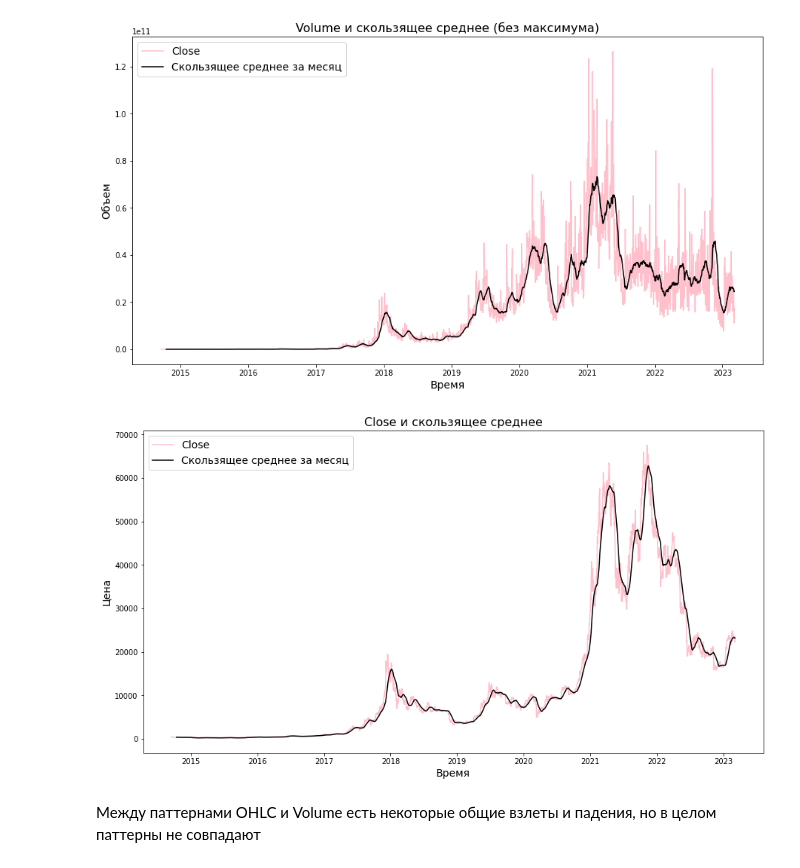
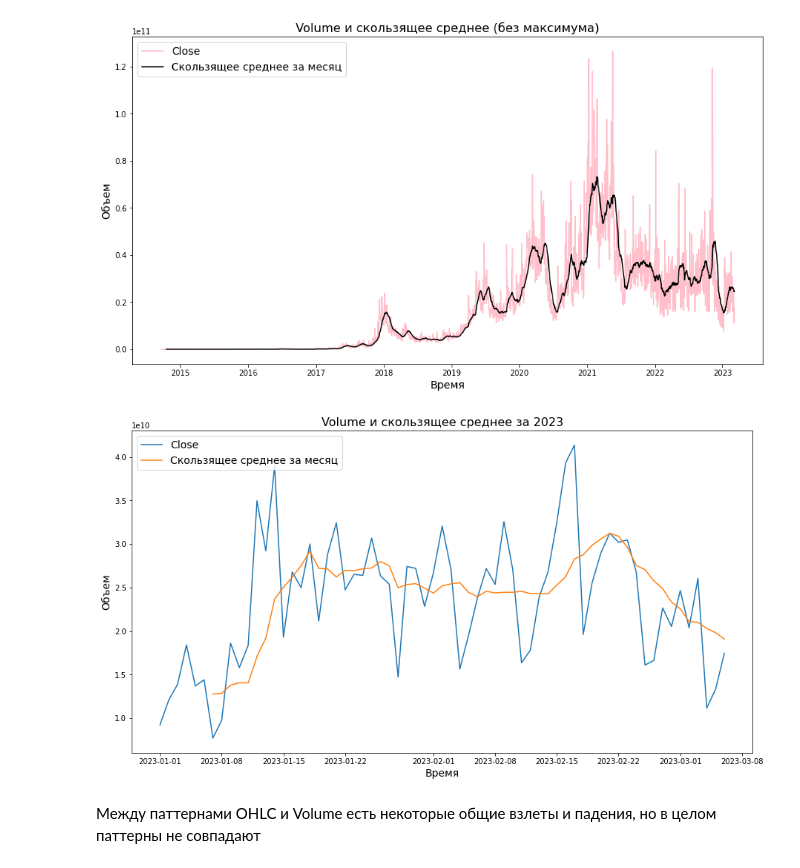
Before and after one commit to BitUpTeam/BitUp, a Jupyter notebook: TimeSeries_BTC.ipynb, the cells around one changed output. Drawn from its saved outputs; the diff is of its cells as text; code cells hidden in the pictures.

```diff
--- a/TimeSeries_BTC.ipynb
+++ b/TimeSeries_BTC.ipynb
@@ -244,28 +337,20 @@ plt.show()
 # %% [output]
 [figure]
 # %%
-# теперь воспользуемся библиотекой matplotlib для построения сразу двух графиков
-
-# зададим размер графика
 plt.figure(figsize = (15,8))
 
-# поочередно зададим кривые (перевозки и скользящее среднее) с подписями и цветом
-plt.plot(df['Close'], label = 'Close', color='pink')
-plt.plot(df['Close'].rolling(window = 30).mean(), label = 'Скользящее среднее за месяц', color='black')
+plt.plot(df['2023-01-01':]['Volume'], label = 'Close')
+plt.plot(df['2023-01-01':]['Volume'].rolling(window = 7).mean(), label = 'Скользящее среднее за месяц')
 
-
-# добавим легенду, ее положение на графике и размер шрифта
 plt.legend(title = '', loc = 'upper left', fontsize = 14)
 
-# добавим подписи к осям и заголовки
 plt.xlabel('Время', fontsize = 14)
-plt.ylabel('Цена', fontsize = 14)
-plt.title('Close и скользящее среднее', fontsize = 16)
+plt.ylabel('Объем', fontsize = 14)
+plt.title('Volume и скользящее среднее за 2023', fontsize = 16)
 
-# выведем обе кривые на одном графике
 plt.show()
 # %% [output]
-[figure, old version]
+[figure, new version]
 # %% [markdown]
 Между паттернами OHLC и Volume есть некоторые общие взлеты и падения, но в целом паттерны не совпадают
 # %% [markdown]
```
Also changed, not shown: parts of 67 cells of this notebook.
